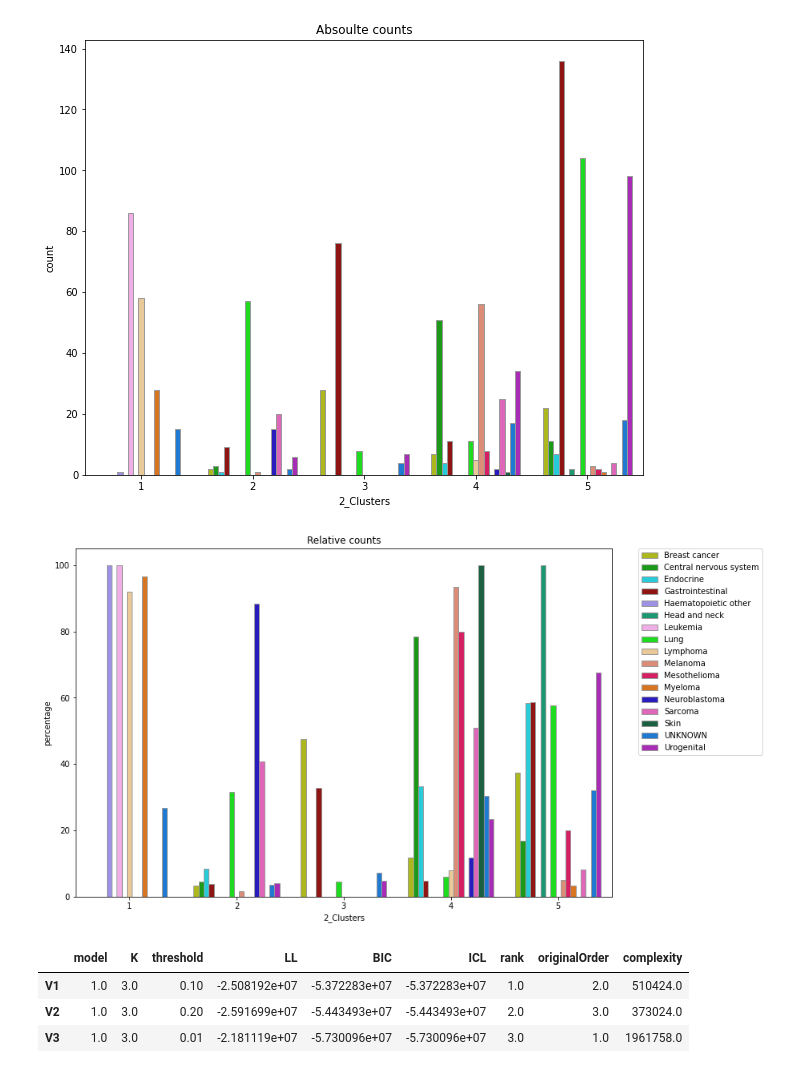
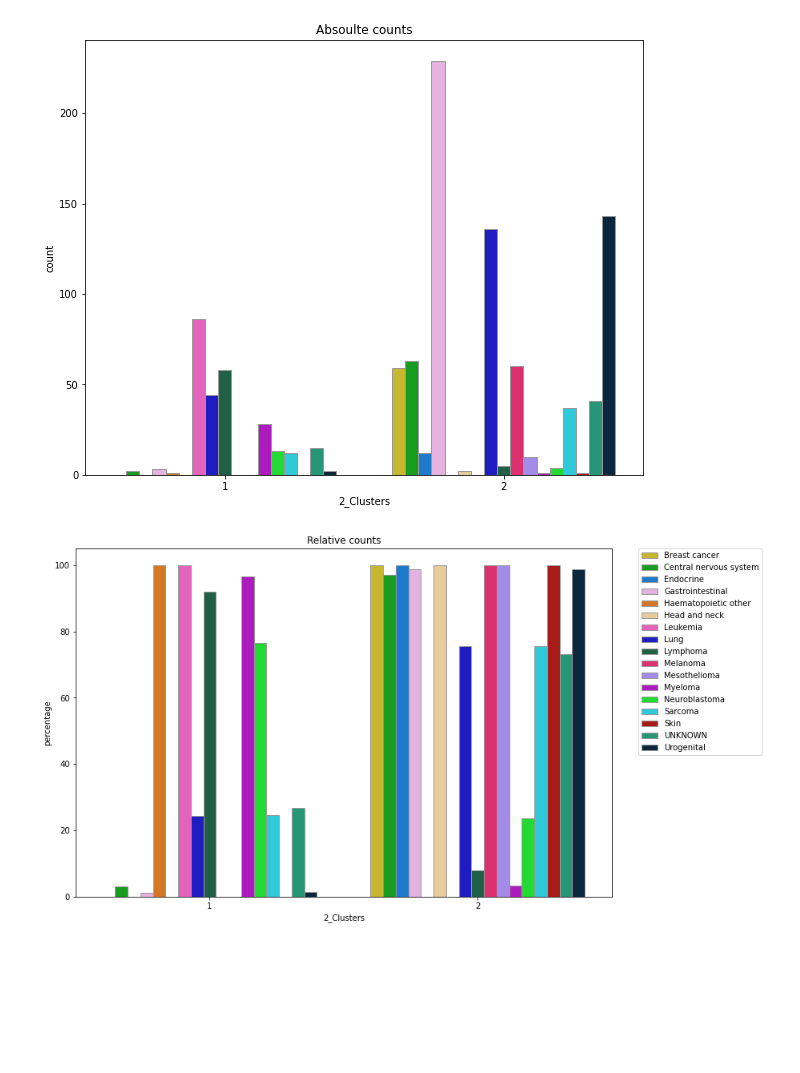
Before and after one commit to MarkF-hanze/UMCG_Thesis, a Jupyter notebook: Working_Code/Untitled.ipynb, the cells around one changed output. Saved outputs shown, nothing was run; the diff lists cells and outputs as text; code cells hidden in the pictures; blank space fills up the shorter version.

```diff
--- a/Working_Code/Untitled.ipynb
+++ b/Working_Code/Untitled.ipynb
@@ -138,0 +47,9 @@ from Commen_Functions import get_score, load_sets
+# %%
+fig, (ax1, ax2, ax3) = plt.subplots(1,3 ,figsize=(17,5))
+sns.histplot(data=df, x="TYPE", shrink=.8, ax=ax1)
+ax1.tick_params(labelrotation=90)
+sns.histplot(data=df, x="Type2", shrink=.8, ax=ax2)
+ax2.tick_params(labelrotation=90)
+sns.histplot(data=df, x="Type_updated", shrink=.8, ax=ax3)
+ax3.tick_params(labelrotation=90)
+plt.show()
@@ -176,20 +129,13 @@ def make_countplot(df, x, hue, pallete):
     g1.set_title('Relative counts')
     return fig, fig2
 # %%
-cluster_df = pd.read_csv("/home/g0017139/UMCG_Thesis/Working_Code/Results/TSet1/HDDCClusters5.csv", index_col=0)
+cluster_df = pd.read_csv("/home/g0017139/UMCG_Thesis/Working_Code/Results/TSet1/HDDCClusters2.csv", index_col=0)
 cluster_df.columns = ['2_Clusters']
 cluster_df['Type'] = df['TYPE'].values
 cluster_df = cluster_df.fillna('UNKNOWN')
 cluster_colors, color_mapper, palette = make_colors(cluster_df)
 make_countplot(cluster_df, '2_Clusters', 'Type', palette)
 plt.show()
 # %% [output]
-[figure, old version]
+[figure, new version]
-[figure, old version]
+[figure, new version]
-# %%
-pd.read_csv('/home/g0017139/UMCG_Thesis/Working_Code/Results/TSet1/HDDCGrid3.csv', index_col=0).T
-# %% [output]
-|  | model | K | threshold | LL | BIC | ICL | rank | originalOrder | complexity |
-| V1 | 1.0 | 3.0 | 0.10 | -2.508192e+07 | -5.372283e+07 | -5.372283e+07 | 1.0 | 2.0 | 510424.0 |
-| V2 | 1.0 | 3.0 | 0.20 | -2.591699e+07 | -5.443493e+07 | -5.443493e+07 | 2.0 | 3.0 | 373024.0 |
-| V3 | 1.0 | 3.0 | 0.01 | -2.181119e+07 | -5.730096e+07 | -5.730096e+07 | 3.0 | 1.0 | 1961758.0 |
```
Also changed, not shown: parts of 68 cells of this notebook, 43 other files.
